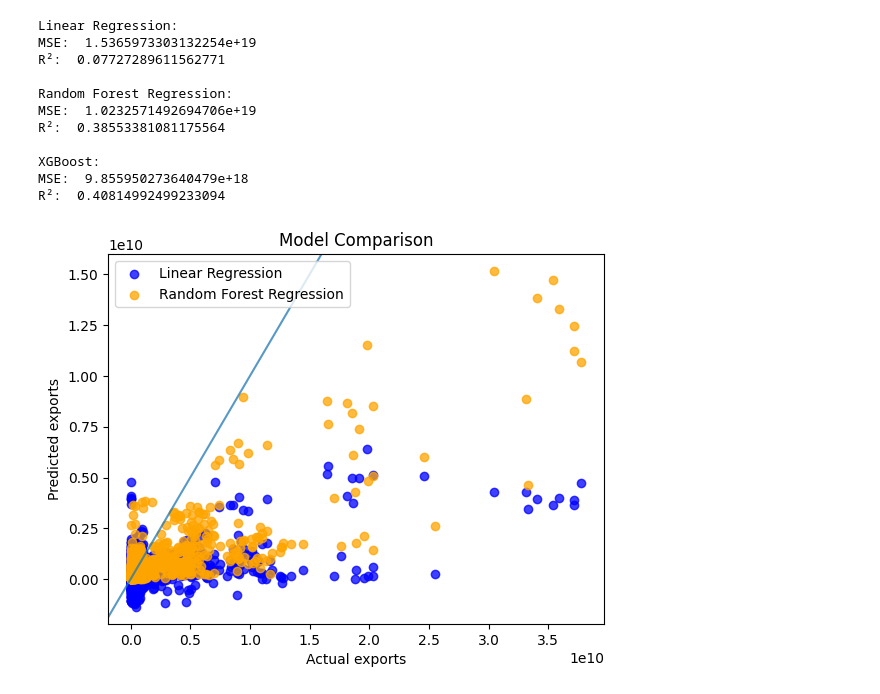
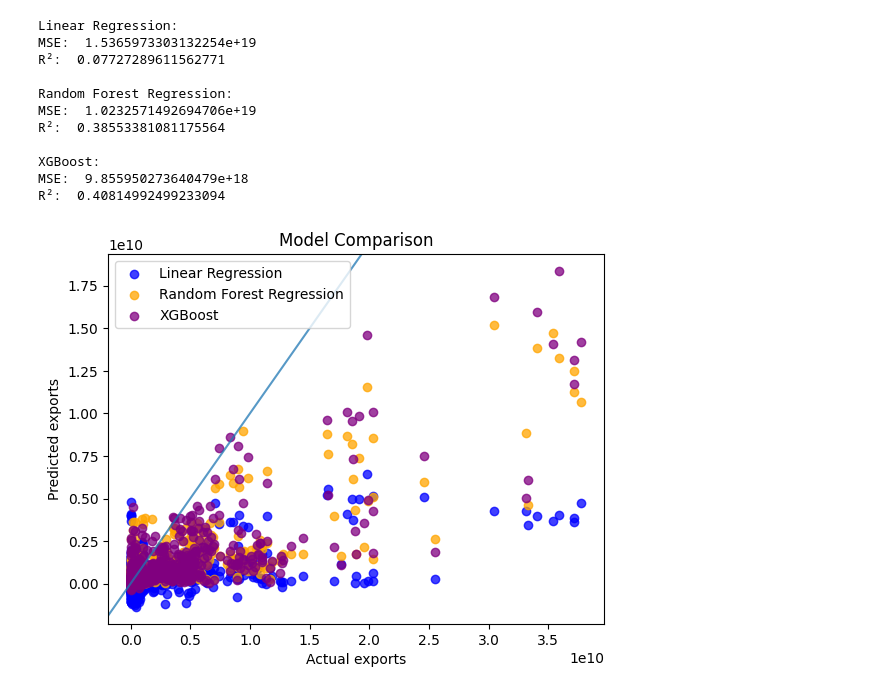
Before and after one commit to akmiller01/bse-transformer-seminar, a Jupyter notebook: multivariate/baselines.ipynb, the cells around one changed output. Drawn from its saved outputs; the diff is of its cells as text; code cells hidden in the pictures.

```diff
--- a/multivariate/baselines.ipynb
+++ b/multivariate/baselines.ipynb
@@ -55,32 +55,32 @@ print("R²: ", r2_linear)
 
 print("\nRandom Forest Regression:")
 print("MSE: ", mse_rf)
 print("R²: ", r2_rf)
 
 print("\nXGBoost:")
 print("MSE: ", mse_xgb)
 print("R²: ", r2_xgb)
 
 # Plot the results
 plt.scatter(y_test, y_pred_linear, label='Linear Regression', color='blue', alpha=0.75)
 plt.scatter(y_test, y_pred_rf, label='Random Forest Regression', color='orange', alpha=0.75)
-# plt.scatter(y_test, y_pred_xgb, label='XGBoost', color='purple', alpha=0.75)
+plt.scatter(y_test, y_pred_xgb, label='XGBoost', color='purple', alpha=0.75)
 plt.axline((0, 0), slope=1, alpha=0.75)
 plt.xlabel("Actual exports")
 plt.ylabel("Predicted exports")
 plt.legend()
 plt.title("Model Comparison")
 plt.show()
 # %% [output]
 Linear Regression:
 MSE:  1.5365973303132254e+19
 R²:  0.07727289611562771
 
 Random Forest Regression:
 MSE:  1.0232571492694706e+19
 R²:  0.38553381081175564
 
 XGBoost:
 MSE:  9.855950273640479e+18
 R²:  0.40814992499233094
-[figure, old version]
+[figure, new version]
```
Also changed, not shown: 3 other files.
